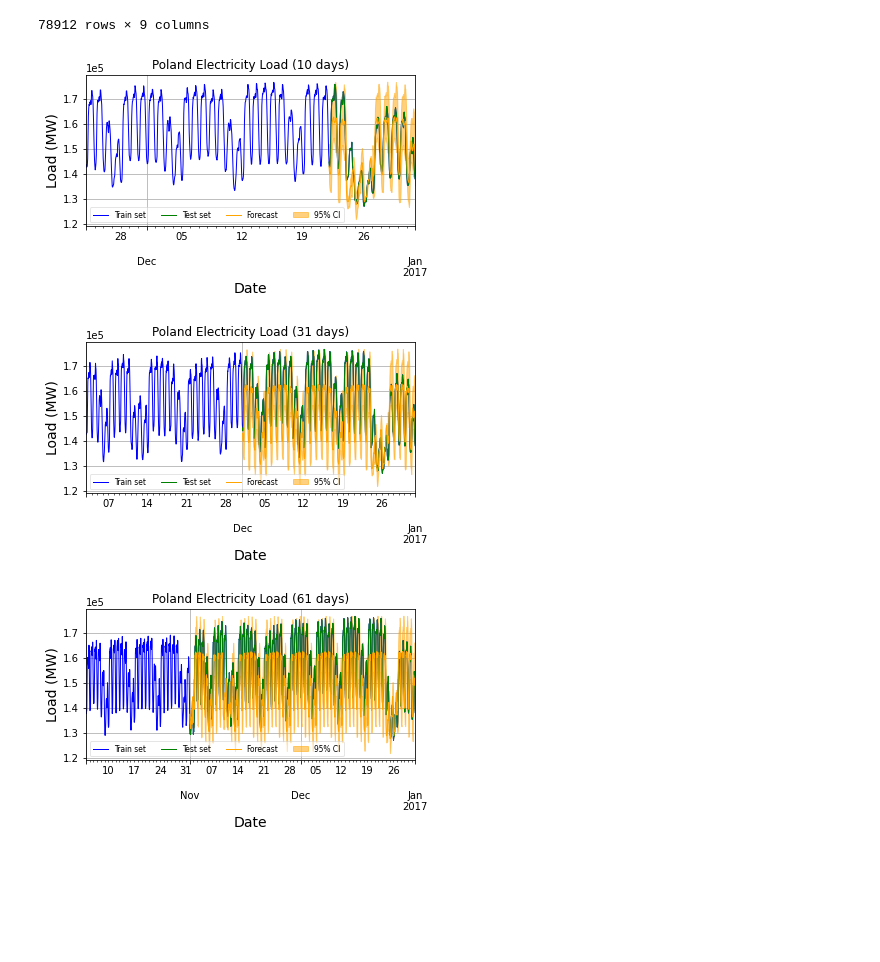
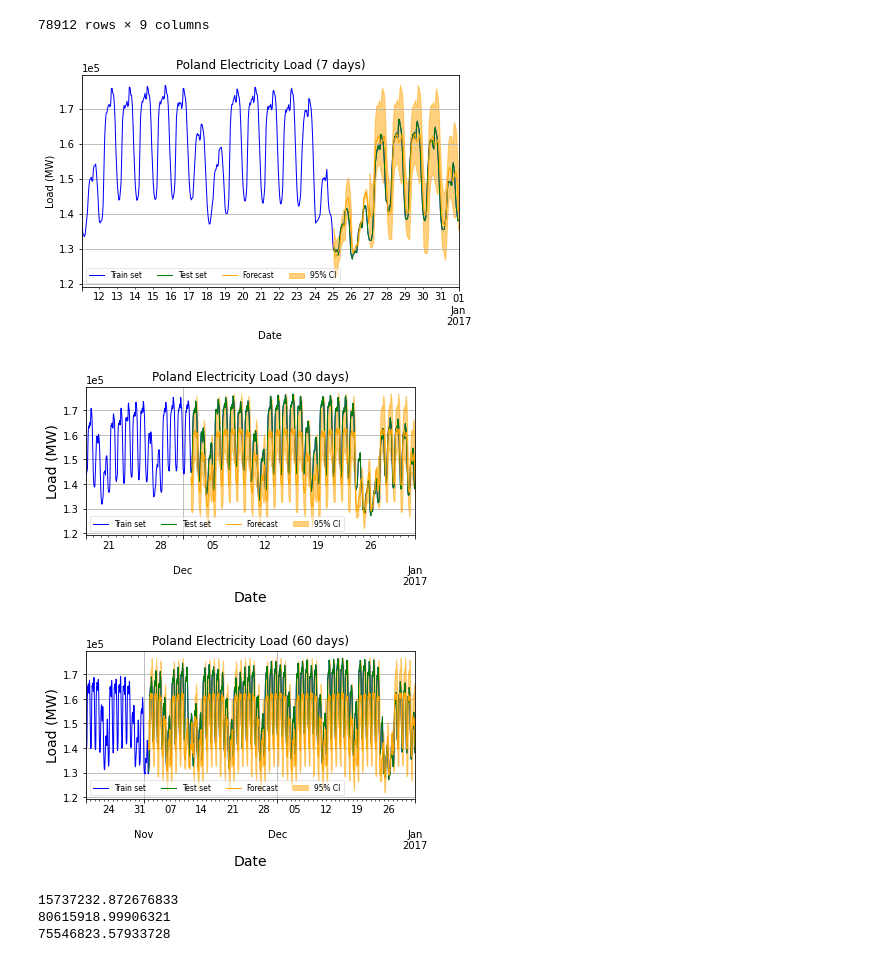
Before and after one commit to BleakHeart/Report-2, a Jupyter notebook: src/poland_fest.ipynb, the cells around one changed output. Saved outputs shown, nothing was run; the diff lists cells and outputs as text; code cells hidden in the pictures; blank space fills up the shorter version.

Commit message:
Adjusted images files

```diff
--- a/src/poland_fest.ipynb
+++ b/src/poland_fest.ipynb
@@ -110,7 +100,6 @@ def psf_forecasting(df, feature='Load_detrend', cut_day='2016-12-22'):
             forecasting.append(pred_working_days.loc[day.day_of_week][feature].to_numpy())
 
     forecasting = np.concatenate(forecasting)
-    days_forecasted = pd.date_range(cut_day, periods=n_days_ahead*24, freq="h")
 
     tmp = df[['Date', 'Load_lin', 'Load_detrend']].copy()
     n = len(forecasting) - len(test_set)
@@ -123,7 +112,7 @@ def psf_forecasting(df, feature='Load_detrend', cut_day='2016-12-22'):
 # %%
 def plot_psf_forecasting(df, cut_day, feature = 'Load'):
 
-    date = pd.to_datetime(cut_day) - dt.timedelta(weeks=4)
+    date = pd.to_datetime(cut_day) - dt.timedelta(weeks=2)
     n_days = (pd.to_datetime(df.index[-1]) - pd.to_datetime(cut_day)).days
     cut_mask = df.index > cut_day
     date_mask = df.index > date
@@ -141,14 +130,24 @@ def plot_psf_forecasting(df, cut_day, feature = 'Load'):
                      fontsize=7.5,
                      labels=['Train set', 'Test set', 'Forecast', '95% CI'])
 
-    plt.savefig(f'../Images/PSF_forecasting_{n_days}days.png', dpi=800, transparent=True)
+    #plt.savefig(f'../Images/PSF_forecasting_{n_days}days.png', dpi=800, transparent=True)
 # %%
-cut_dates = ['2016-12-22', '2016-12-01', '2016-11-01']
+cut_dates = ['2016-12-25', '2016-12-02', '2016-11-02']
 
+dfs = []
 for cut_date in cut_dates:
     tmp = psf_forecasting(df, cut_day=cut_date)
     plot_psf_forecasting(tmp, cut_date)
+    dfs.append(tmp)
 # %% [output]
-[figure, old version]
+[figure, new version]
-[figure, old version]
+[figure, new version]
-[figure, old version]
+[figure, new version]
+# %%
+for df in dfs:
+    x, y = df.loc[~df.isna().any(axis=1), ['Load', 'forecast']].to_numpy().T
+    print(mse(x, y))
+# %% [output]
+15737232.872676833
+80615918.99906321
+75546823.57933728
```
Also changed, not shown: parts of 4 cells of this notebook, 6 other files.
